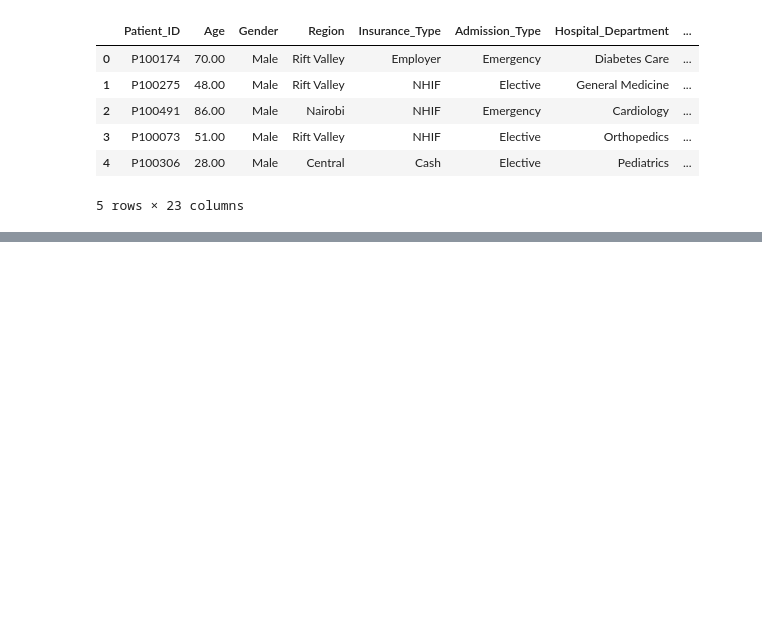
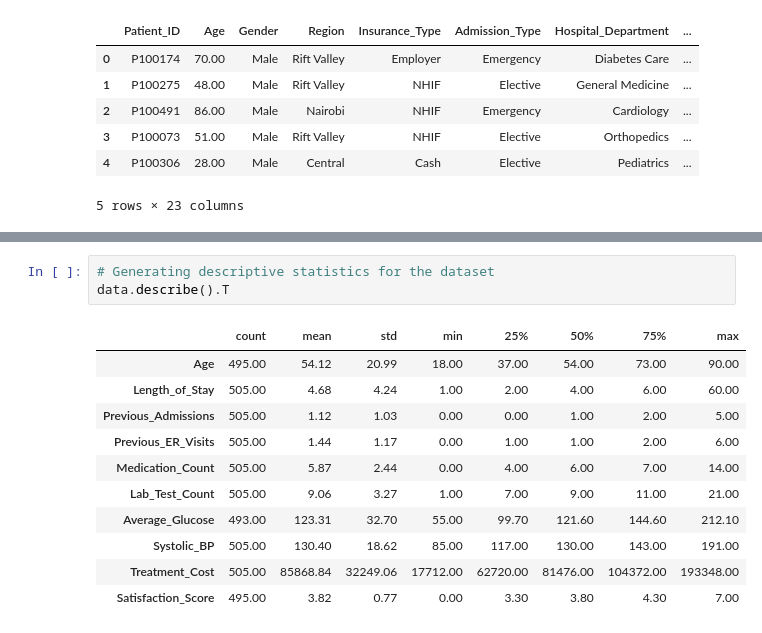
Before and after one commit to Clinton-Analyst/Healthcare_patient_readmission_risk_analysis_and-_predictive_modelling, a Jupyter notebook: main.ipynb, the cells around one changed output, grey strips where cells are left out. Drawn from its saved outputs; the diff is of its cells as text; blank space fills up the shorter version.

```diff
--- a/main.ipynb
+++ b/main.ipynb
@@ -45,0 +79,15 @@ data.head()
+# %%
+# Generating descriptive statistics for the dataset
+data.describe().T
+# %% [output]
+|  | count | mean | std | min | 25% | 50% | 75% | max |
+| Age | 495.00 | 54.12 | 20.99 | 18.00 | 37.00 | 54.00 | 73.00 | 90.00 |
+| Length_of_Stay | 505.00 | 4.68 | 4.24 | 1.00 | 2.00 | 4.00 | 6.00 | 60.00 |
+| Previous_Admissions | 505.00 | 1.12 | 1.03 | 0.00 | 0.00 | 1.00 | 2.00 | 5.00 |
+| Previous_ER_Visits | 505.00 | 1.44 | 1.17 | 0.00 | 1.00 | 1.00 | 2.00 | 6.00 |
+| Medication_Count | 505.00 | 5.87 | 2.44 | 0.00 | 4.00 | 6.00 | 7.00 | 14.00 |
+| Lab_Test_Count | 505.00 | 9.06 | 3.27 | 1.00 | 7.00 | 9.00 | 11.00 | 21.00 |
+| Average_Glucose | 493.00 | 123.31 | 32.70 | 55.00 | 99.70 | 121.60 | 144.60 | 212.10 |
+| Systolic_BP | 505.00 | 130.40 | 18.62 | 85.00 | 117.00 | 130.00 | 143.00 | 191.00 |
+| Treatment_Cost | 505.00 | 85868.84 | 32249.06 | 17712.00 | 62720.00 | 81476.00 | 104372.00 | 193348.00 |
+| Satisfaction_Score | 495.00 | 3.82 | 0.77 | 0.00 | 3.30 | 3.80 | 4.30 | 7.00 |
```
Also changed, not shown: parts of 5 cells of this notebook, 1 other file.
